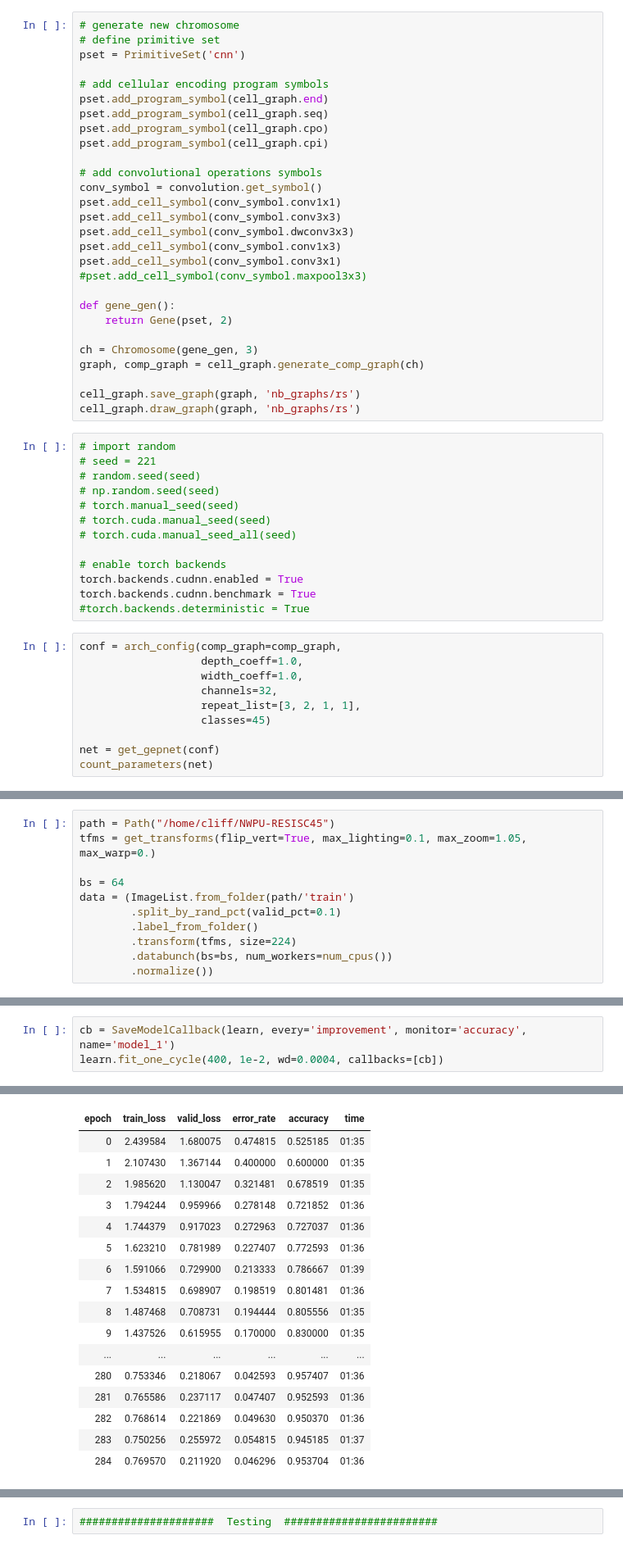
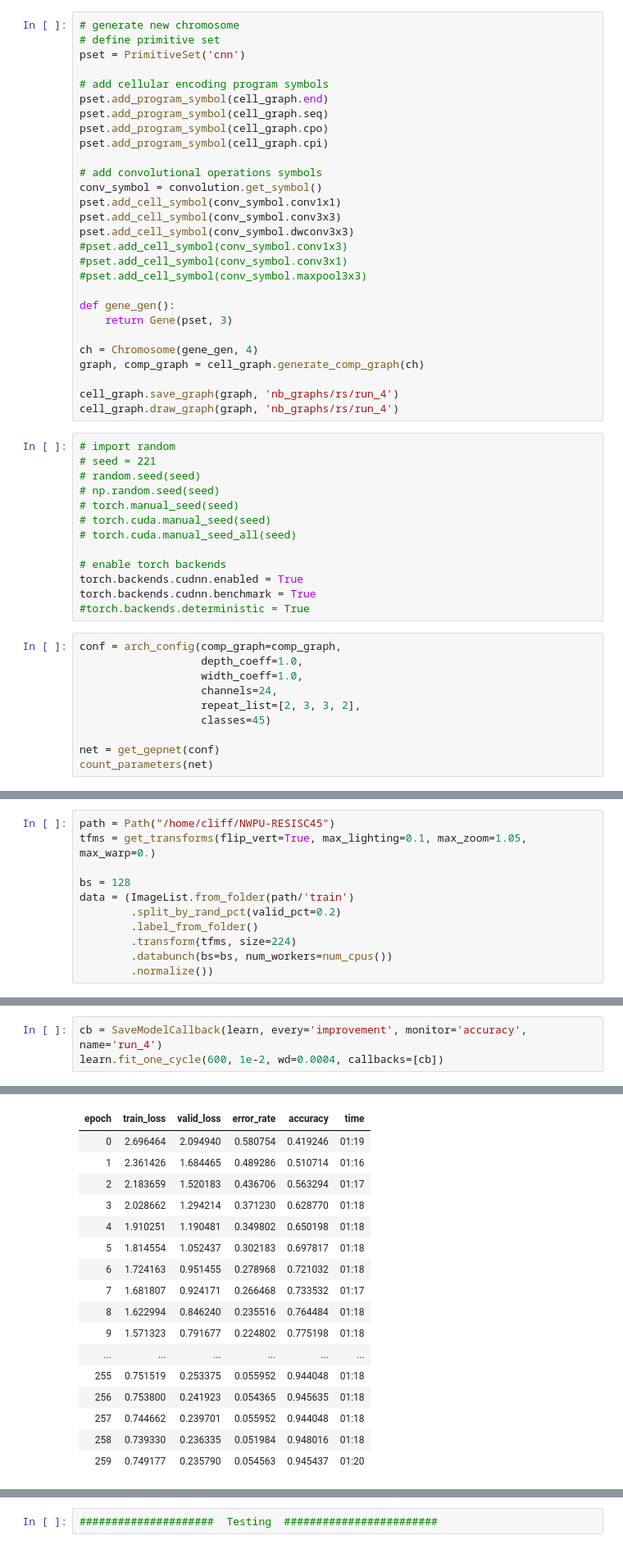
Before and after one commit to cliffbb/geppy_nn, a Jupyter notebook: random_search.ipynb, the cells around one changed output, grey strips where cells are left out. Shown at 82% size. Saved outputs shown, nothing was run; the diff lists cells and outputs as text.

```diff
--- a/random_search.ipynb
+++ b/random_search.ipynb
@@ -40,18 +41,18 @@ conv_symbol = convolution.get_symbol()
 pset.add_cell_symbol(conv_symbol.conv1x1)
 pset.add_cell_symbol(conv_symbol.conv3x3)
 pset.add_cell_symbol(conv_symbol.dwconv3x3)
-pset.add_cell_symbol(conv_symbol.conv1x3)
-pset.add_cell_symbol(conv_symbol.conv3x1)
+#pset.add_cell_symbol(conv_symbol.conv1x3)
+#pset.add_cell_symbol(conv_symbol.conv3x1)
 #pset.add_cell_symbol(conv_symbol.maxpool3x3)
 
 def gene_gen():
-    return Gene(pset, 2)
+    return Gene(pset, 3)
 
-ch = Chromosome(gene_gen, 3)
+ch = Chromosome(gene_gen, 4)
 graph, comp_graph = cell_graph.generate_comp_graph(ch)
 
-cell_graph.save_graph(graph, 'nb_graphs/rs')
-cell_graph.draw_graph(graph, 'nb_graphs/rs')
+cell_graph.save_graph(graph, 'nb_graphs/rs/run_4')
+cell_graph.draw_graph(graph, 'nb_graphs/rs/run_4')
 # %%
 # import random
 # seed = 221
@@ -69,8 +70,8 @@ torch.backends.cudnn.benchmark = True
 conf = arch_config(comp_graph=comp_graph,
                    depth_coeff=1.0,
                    width_coeff=1.0,
-                   channels=32,
-                   repeat_list=[3, 2, 1, 1],
+                   channels=24,
+                   repeat_list=[2, 3, 3, 2],
                    classes=45)
 
 net = get_gepnet(conf)
@@ -81,9 +82,9 @@ count_parameters(net)
 path = Path("/home/cliff/NWPU-RESISC45")
 tfms = get_transforms(flip_vert=True, max_lighting=0.1, max_zoom=1.05, max_warp=0.)
 
-bs = 64
+bs = 128
 data = (ImageList.from_folder(path/'train')
-        .split_by_rand_pct(valid_pct=0.1)
+        .split_by_rand_pct(valid_pct=0.2)
         .label_from_folder()
         .transform(tfms, size=224)
         .databunch(bs=bs, num_workers=num_cpus())
@@ -123,4 +118,4 @@ LR Finder is complete, type {learner_name}.recorder.plot() to see the graph.
 # %%
-cb = SaveModelCallback(learn, every='improvement', monitor='accuracy', name='model_1')
-learn.fit_one_cycle(400, 1e-2, wd=0.0004, callbacks=[cb])
+cb = SaveModelCallback(learn, every='improvement', monitor='accuracy', name='run_4')
+learn.fit_one_cycle(600, 1e-2, wd=0.0004, callbacks=[cb])
 # %% [output]
@@ -128,17 +123,17 @@ learn.fit_one_cycle(400, 1e-2, wd=0.0004, callbacks=[cb])
 | epoch | train_loss | valid_loss | error_rate | accuracy | time |
-| 0 | 2.439584 | 1.680075 | 0.474815 | 0.525185 | 01:35 |
-| 1 | 2.107430 | 1.367144 | 0.400000 | 0.600000 | 01:35 |
-| 2 | 1.985620 | 1.130047 | 0.321481 | 0.678519 | 01:35 |
-| 3 | 1.794244 | 0.959966 | 0.278148 | 0.721852 | 01:36 |
-| 4 | 1.744379 | 0.917023 | 0.272963 | 0.727037 | 01:36 |
-| 5 | 1.623210 | 0.781989 | 0.227407 | 0.772593 | 01:36 |
-| 6 | 1.591066 | 0.729900 | 0.213333 | 0.786667 | 01:39 |
-| 7 | 1.534815 | 0.698907 | 0.198519 | 0.801481 | 01:36 |
-| 8 | 1.487468 | 0.708731 | 0.194444 | 0.805556 | 01:35 |
-| 9 | 1.437526 | 0.615955 | 0.170000 | 0.830000 | 01:35 |
+| 0 | 2.696464 | 2.094940 | 0.580754 | 0.419246 | 01:19 |
+| 1 | 2.361426 | 1.684465 | 0.489286 | 0.510714 | 01:16 |
+| 2 | 2.183659 | 1.520183 | 0.436706 | 0.563294 | 01:17 |
+| 3 | 2.028662 | 1.294214 | 0.371230 | 0.628770 | 01:18 |
+| 4 | 1.910251 | 1.190481 | 0.349802 | 0.650198 | 01:18 |
+| 5 | 1.814554 | 1.052437 | 0.302183 | 0.697817 | 01:18 |
+| 6 | 1.724163 | 0.951455 | 0.278968 | 0.721032 | 01:18 |
+| 7 | 1.681807 | 0.924171 | 0.266468 | 0.733532 | 01:17 |
+| 8 | 1.622994 | 0.846240 | 0.235516 | 0.764484 | 01:18 |
+| 9 | 1.571323 | 0.791677 | 0.224802 | 0.775198 | 01:18 |
 | ... | ... | ... | ... | ... | ... |
-| 280 | 0.753346 | 0.218067 | 0.042593 | 0.957407 | 01:36 |
-| 281 | 0.765586 | 0.237117 | 0.047407 | 0.952593 | 01:36 |
-| 282 | 0.768614 | 0.221869 | 0.049630 | 0.950370 | 01:36 |
-| 283 | 0.750256 | 0.255972 | 0.054815 | 0.945185 | 01:37 |
-| 284 | 0.769570 | 0.211920 | 0.046296 | 0.953704 | 01:36 |
+| 255 | 0.751519 | 0.253375 | 0.055952 | 0.944048 | 01:18 |
+| 256 | 0.753800 | 0.241923 | 0.054365 | 0.945635 | 01:18 |
+| 257 | 0.744662 | 0.239701 | 0.055952 | 0.944048 | 01:18 |
+| 258 | 0.739330 | 0.236335 | 0.051984 | 0.948016 | 01:18 |
+| 259 | 0.749177 | 0.235790 | 0.054563 | 0.945437 | 01:20 |
```
Also changed, not shown: parts of 11 cells of this notebook, 5 other files.
